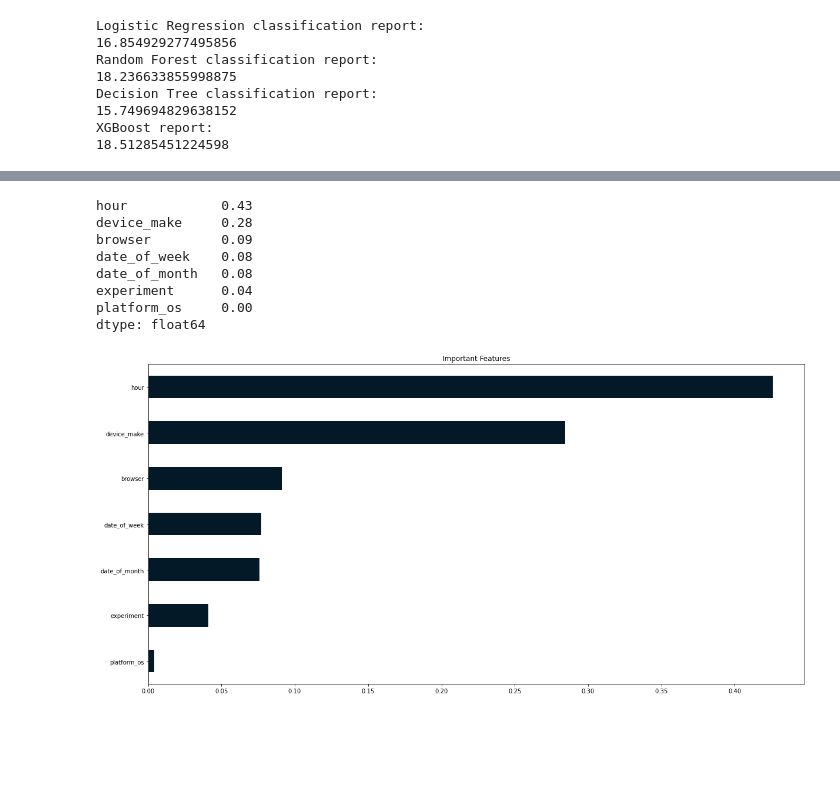
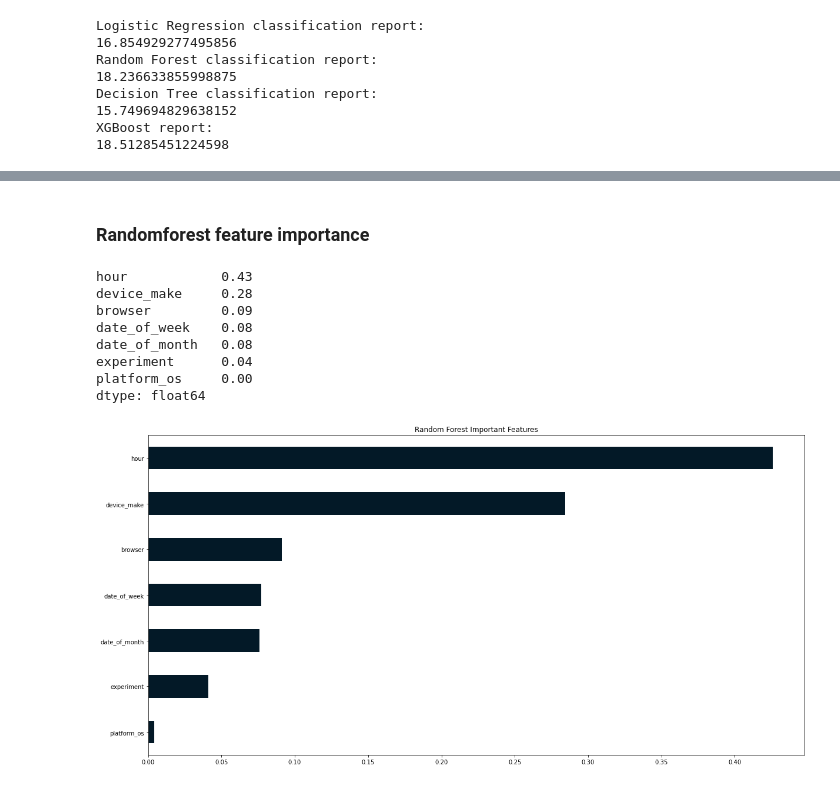
Before and after one commit to ProgrammingOperative/abtest-mlops, a Jupyter notebook: notebooks/ml_AB_testing..ipynb, the cells around one changed output, grey strips where cells are left out. Cells and saved outputs as stored; diff of their text form; code cells hidden in the pictures; blank space fills up the shorter version.

Commit message:
Important features of each Model

```diff
--- a/notebooks/ml_AB_testing..ipynb
+++ b/notebooks/ml_AB_testing..ipynb
@@ -247,3 +332,5 @@ print(classification_report(test_labels, xgy_preds))
+# %% [markdown]
+### Randomforest feature importance
 # %%
 important_features = pd.Series(random_forest_model.feature_importances_, index=test_feature.columns).sort_values(ascending=False)
 important_features
@@ -257,6 +344,6 @@ experiment      0.04
 platform_os     0.00
 dtype: float64
 # %%
-important_features.plot(kind="barh", title="Important Features", color="#031927", figsize=(20, 10)).invert_yaxis()
+important_features.plot(kind="barh", title="Random Forest Important Features", color="#031927", figsize=(20, 10)).invert_yaxis()
 # %% [output]
-[figure, old version]
+[figure, new version]
```
Also changed, not shown: parts of 8 cells of this notebook.
